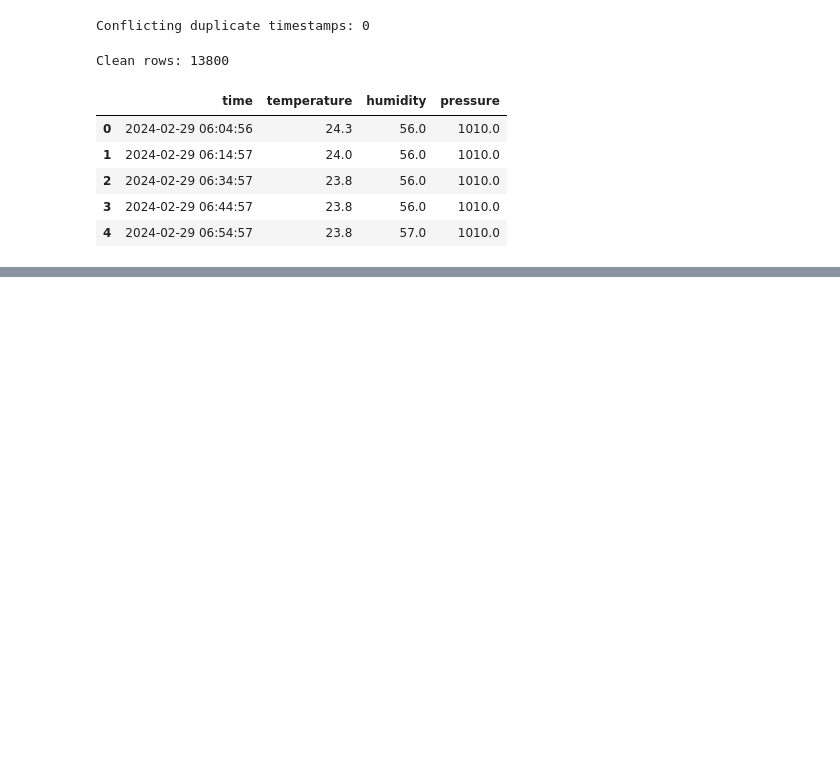
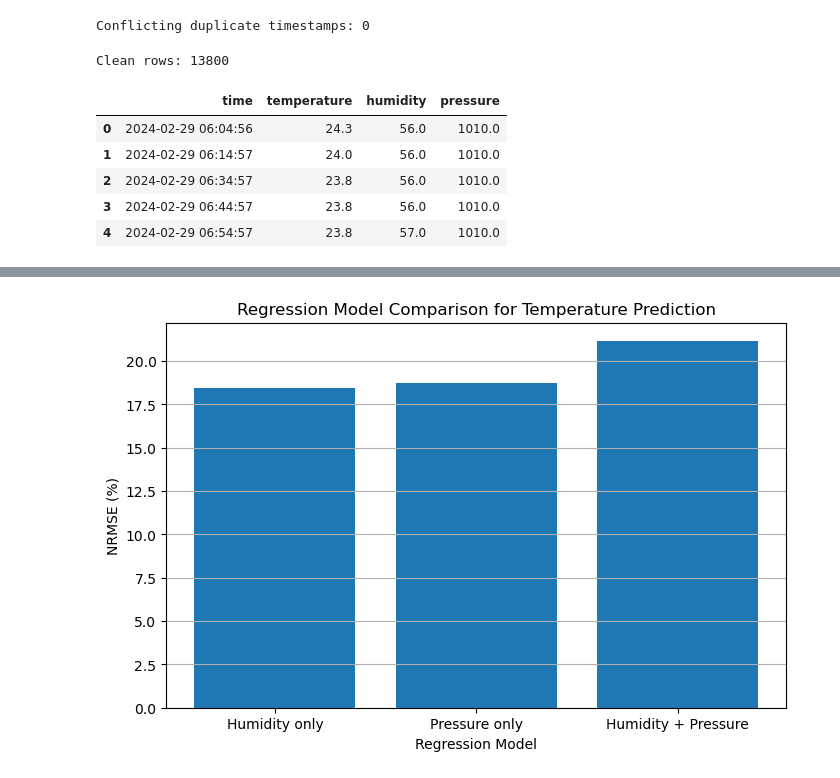
Before and after one commit to ben12251230-afk/MMA3001-Missing-Sensor-Reconstruction, a Jupyter notebook: notebooks/01_data_exploration.ipynb, the cells around one changed output, grey strips where cells are left out. Saved outputs shown, nothing was run; the diff lists cells and outputs as text; code cells hidden in the pictures; blank space fills up the shorter version.

```diff
--- a/notebooks/01_data_exploration.ipynb
+++ b/notebooks/01_data_exploration.ipynb
@@ -791,17 +788,25 @@ multi_data.head()
 | 16 | 1.709189e+09 | 23.8 | 56.0 | 1010.0 |
 | 20 | 1.709190e+09 | 23.8 | 57.0 | 1010.0 |
 # %%
+# Rebuild multivariable sensor data from the raw JSON
+multi_data = sensor["jsondata"].apply(
+    extract_environmental_variables
+)
+
+# Convert timestamp to datetime
 multi_data["time"] = pd.to_datetime(
     multi_data["timestamp"],
     unit="s"
 )
 
+# Convert environmental variables to numeric values
 for col in ["temperature", "humidity", "pressure"]:
     multi_data[col] = pd.to_numeric(
         multi_data[col],
         errors="coerce"
     )
 
+# Keep only the variables required for the analysis
 multi_data = multi_data[
     ["time", "temperature", "humidity", "pressure"]
 ].copy()
@@ -1530,0 +1052,13 @@ Overall, the results suggest that time-based interpolation is more suitable for
+# %%
+# Temperature variation in the unseen test period
+test_temperature = test_data["temperature"].dropna()
+
+temperature_min = test_temperature.min()
+temperature_max = test_temperature.max()
+temperature_range = temperature_max - temperature_min
+temperature_std = test_temperature.std()
+
+print("Test temperature minimum:", temperature_min, "°C")
+print("Test temperature maximum:", temperature_max, "°C")
+print("Test temperature range:", temperature_range, "°C")
+print("Test temperature standard deviation:", temperature_std, "°C")
@@ -1530,0 +1070,9 @@ Overall, the results suggest that time-based interpolation is more suitable for
+# %%
+# Add normalised RMSE to the regression comparison
+regression_model_comparison["NRMSE (%)"] = (
+    regression_model_comparison["RMSE"]
+    / temperature_range
+    * 100
+)
+
+regression_model_comparison
@@ -1530,0 +1150,16 @@ Overall, the results suggest that time-based interpolation is more suitable for
+# %%
+plt.figure(figsize=(8, 5))
+
+plt.bar(
+    regression_model_comparison["Model"],
+    regression_model_comparison["NRMSE (%)"]
+)
+
+plt.ylabel("NRMSE (%)")
+plt.xlabel("Regression Model")
+plt.title("Regression Model Comparison for Temperature Prediction")
+
+plt.grid(axis="y")
+plt.show()
+# %% [output]
+[figure, added]
```
Also changed, not shown: parts of 62 cells of this notebook, 21 other files.
